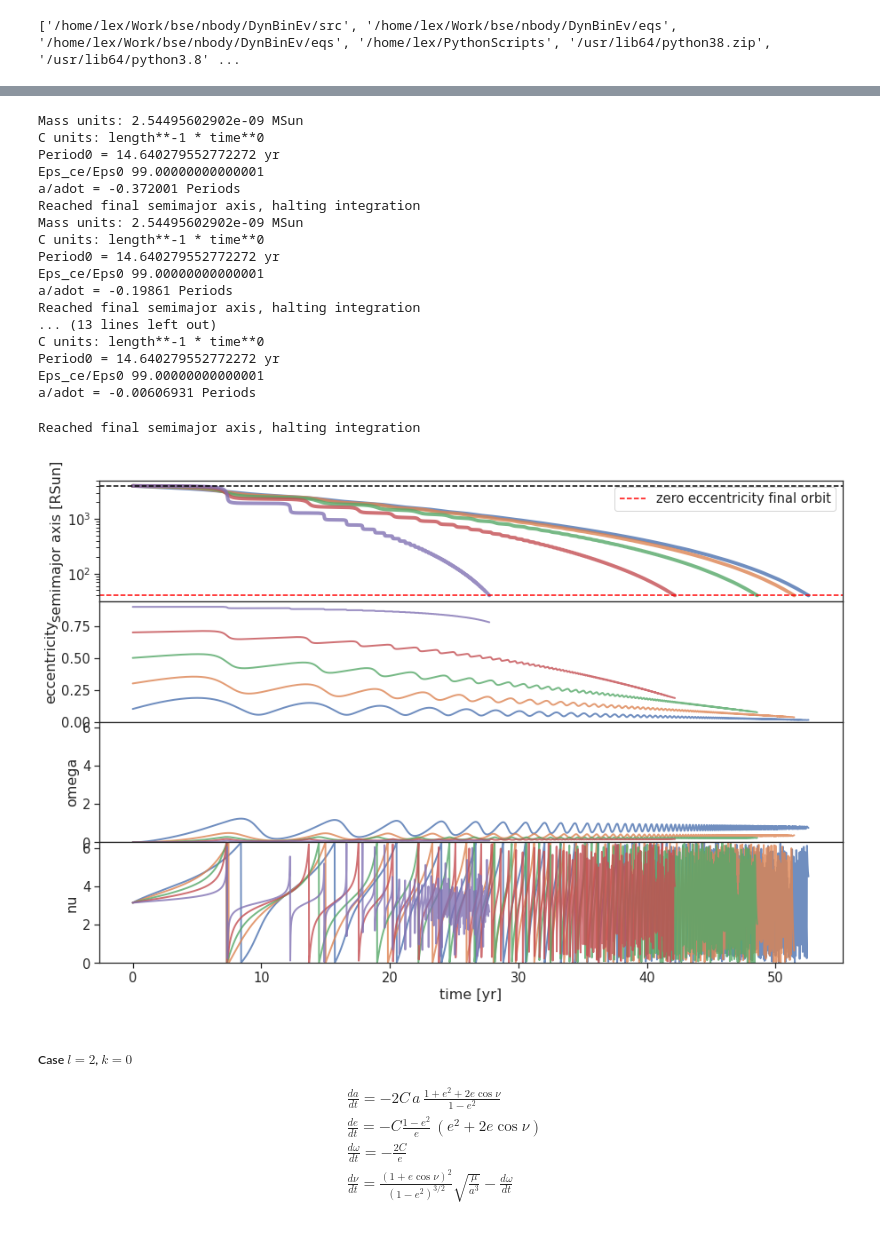
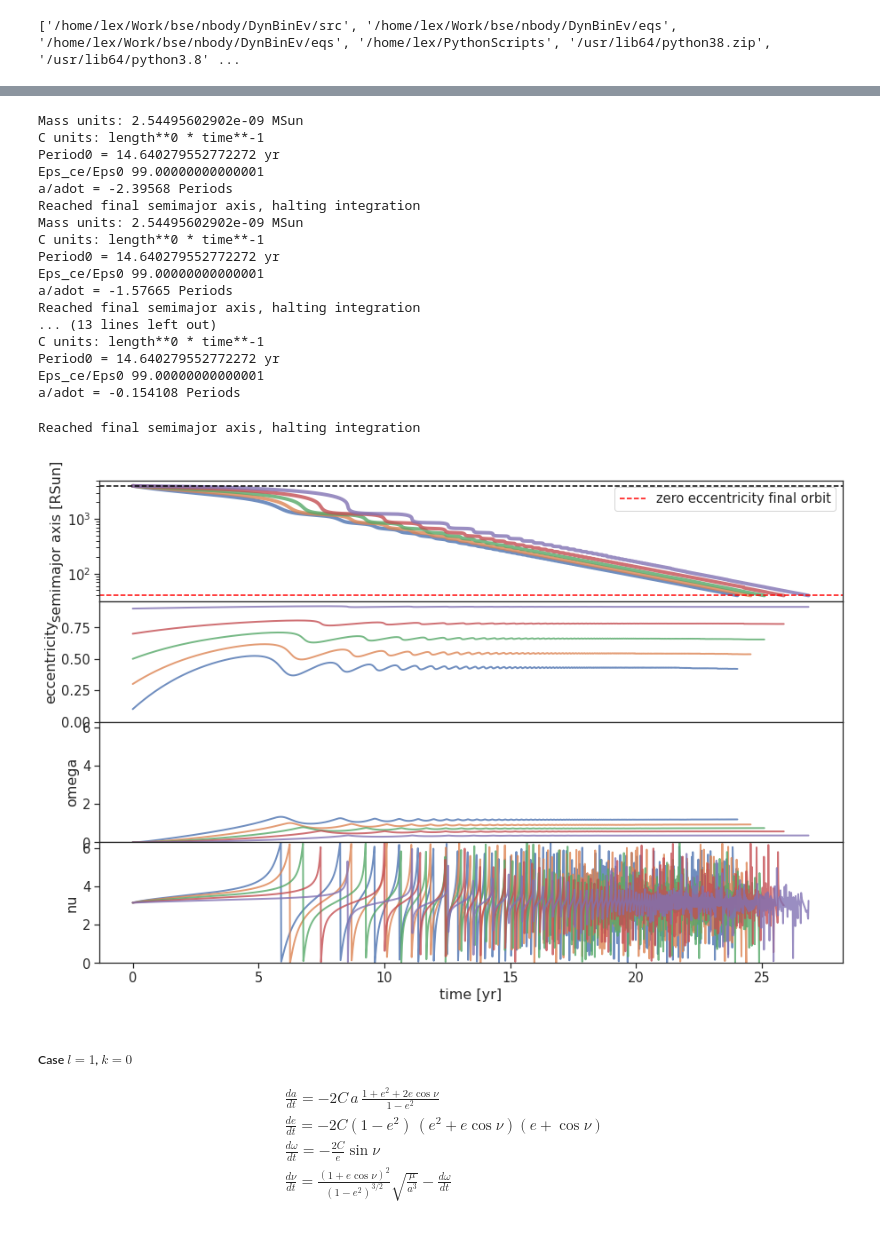
Before and after one commit to spzwart/DynBinEv, a Jupyter notebook: eqs/master_sheet.ipynb, the cells around one changed output, grey strips where cells are left out. Cells and saved outputs as stored; diff of their text form; code cells hidden in the pictures.

```diff
--- a/eqs/master_sheet.ipynb
+++ b/eqs/master_sheet.ipynb
@@ -128,12 +128,12 @@ C = 1e-5
 #### SECULAR
 CEvolve = MacegaPhaseEvolve(l=2, k=0)
 CEvolve.initialize_system(m1, m2, a0, e0, ome0, nu0, C_nb=C, a1=a1)
-t, a, e, ome, nu = CEvolve.run_system(tfin=CEvolve.Period0*100, dt_out=CEvolve.Period0*0.001)
+t, a, e, ome, nu = CEvolve.run_system(tfin=CEvolve.Period0*20, dt_out=CEvolve.Period0*0.001)
 
 #### NBODY
 CEKickEvolve = MacegaKick(l=2, k=0, dtkick=0.01)
 CEKickEvolve.initialize_model(m1, m2, a0, e0, ome0, nu0, afin=a1, C=C)
-t_nb, a_nb, e_nb, ome_nb, nu_nb = CEKickEvolve.run_model(tfin = CEKickEvolve.Period0*200, dt_out = CEKickEvolve.Period0*0.01)
+t_nb, a_nb, e_nb, ome_nb, nu_nb = CEKickEvolve.run_model(tfin = CEKickEvolve.Period0*20, dt_out = CEKickEvolve.Period0*0.001)
 # %% [output]
 Mass units: 2.54495602902e-09 MSun
 C units: length**-1 * time**0
@@ -203,7 +203,7 @@ f, ax = plt.subplots(4, sharex=True, figsize=(15, 10))
 e0list = [0.1, 0.3, 0.5, 0.7, 0.9]
 
 for e0 in e0list:
-    CEvolve = MacegaPhaseEvolve()
+    CEvolve = MacegaPhaseEvolve(l=1, k=0)
     CEvolve.initialize_system(m1, m2, a0, e0, ome0, nu0, C_nb=C, a1=a1)
     t, a, e, ome, nu = CEvolve.run_system(tfin=CEvolve.Period0*100, dt_out=CEvolve.Period0*0.001)
 
@@ -221,48 +221,48 @@ ax[0].legend()
 ax[0].set_yscale("log")
 ax[1].set_ylabel("eccentricity")
 ax[1].set_xlabel("time [yr]")
 ax[1].set_ylim(bottom=0)
 
 ax[2].set_ylabel("omega")
 ax[2].set_xlabel("time [yr]")
 ax[2].set_ylim(bottom=0, top=2 * np.pi)
 
 ax[3].set_ylabel("nu")
 ax[3].set_xlabel("time [yr]")
 ax[3].set_ylim(bottom=0, top=2 * np.pi)
 
 f.subplots_adjust(hspace=0)
 
 plt.show()
 #plt.savefig("phasedep_l2k0.pdf")
 # %% [output]
 Mass units: 2.54495602902e-09 MSun
-C units: length**-1 * time**0
+C units: length**0 * time**-1
 Period0 = 14.640279552772272 yr
 Eps_ce/Eps0 99.00000000000001
-a/adot = -0.372001 Periods
+a/adot = -2.39568 Periods
 Reached final semimajor axis, halting integration
 Mass units: 2.54495602902e-09 MSun
-C units: length**-1 * time**0
+C units: length**0 * time**-1
 Period0 = 14.640279552772272 yr
 Eps_ce/Eps0 99.00000000000001
-a/adot = -0.19861 Periods
+a/adot = -1.57665 Periods
 Reached final semimajor axis, halting integration
 ... (13 lines left out)
-C units: length**-1 * time**0
+C units: length**0 * time**-1
 Period0 = 14.640279552772272 yr
 Eps_ce/Eps0 99.00000000000001
-a/adot = -0.00606931 Periods
+a/adot = -0.154108 Periods
 Reached final semimajor axis, halting integration
-[figure, old version]
+[figure, new version]
 # %% [markdown]
-##### Case $l=2$, $k=0$
+##### Case $l=1$, $k=0$
 
 \begin{equation}
 \begin{aligned}
 & \frac{da}{dt} = - 2 C \, a \, \frac{1 + e^2 + 2e\cos{\nu}}{1-e^2} \\
-& \frac{de}{dt} = - C \frac{1-e^2}{e} \, (e^2 + 2e\cos{\nu}) \\
-& \frac{d\omega}{dt} = -\frac{2 C}{e}  \\
+& \frac{de}{dt} = - 2 C (1-e^2) \, (e^2 + e\cos{\nu}) (e + \cos{\nu}) \\
+& \frac{d\omega}{dt} = -\frac{2 C}{e} \sin{\nu} \\
 & \frac{d\nu}{dt} = \frac{(1+e\cos{\nu})^2}{(1-e^2)^{3/2}} \sqrt{\frac{\mu}{a^3}} - \frac{d\omega}{dt} \\
 \end{aligned}
 \end{equation}
```
Also changed, not shown: parts of 5 cells of this notebook.
